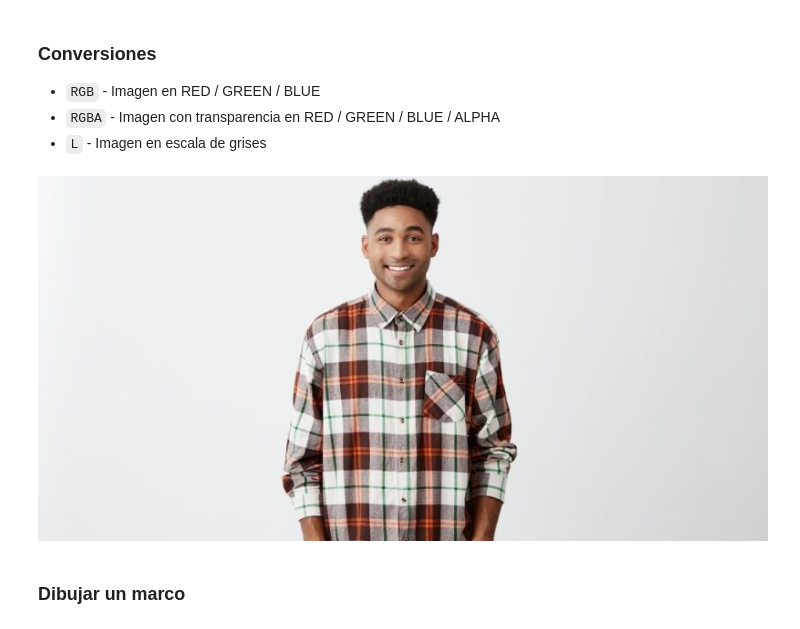
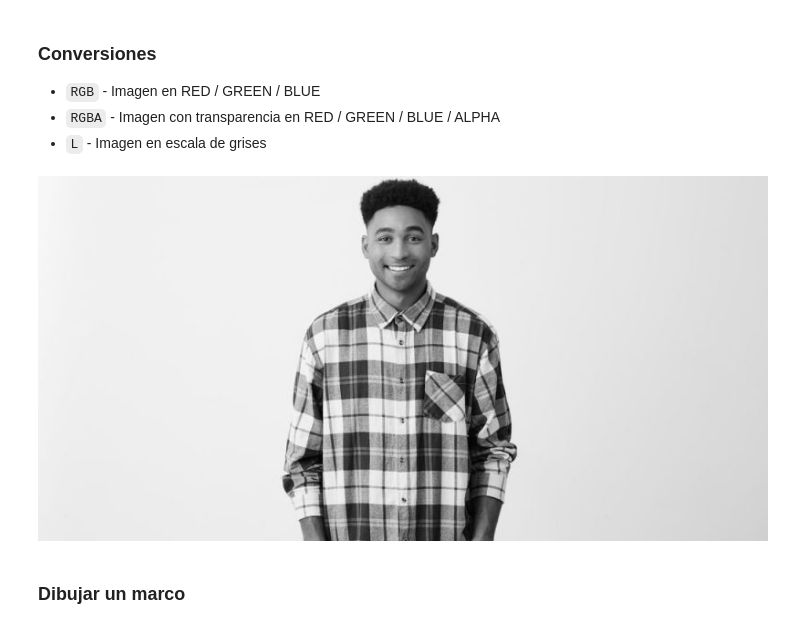
Before and after one commit to dragonnomada/belatrix-python-intermedio-julio-2025, a Jupyter notebook: sesion09/practica2.ipynb, the cells around one changed output. Saved outputs shown, nothing was run; the diff lists cells and outputs as text; code cells hidden in the pictures.

```diff
--- a/sesion09/practica2.ipynb
+++ b/sesion09/practica2.ipynb
@@ -40,9 +40,9 @@ w, h
 * `RGBA` - Imagen con transparencia en RED / GREEN / BLUE / ALPHA
 * `L` - Imagen en escala de grises
 # %%
-image.convert("RGBA")
+image.convert("L")
 # %% [output]
-[figure, old version]
+[figure, new version]
 # %% [markdown]
 ### Dibujar un marco
 # %% [markdown]
```
Also changed, not shown: parts of 2 cells of this notebook, 7 other files.
